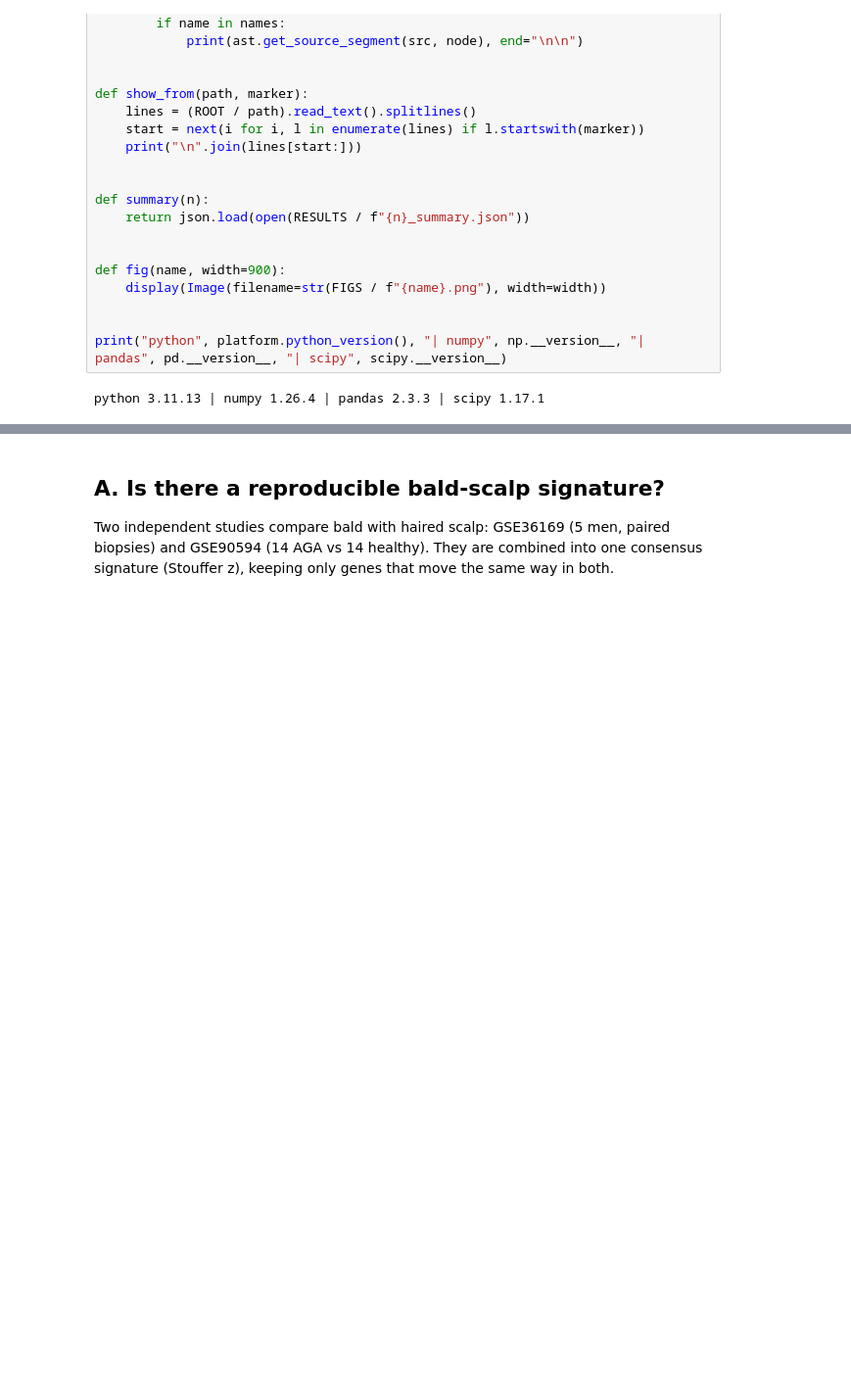
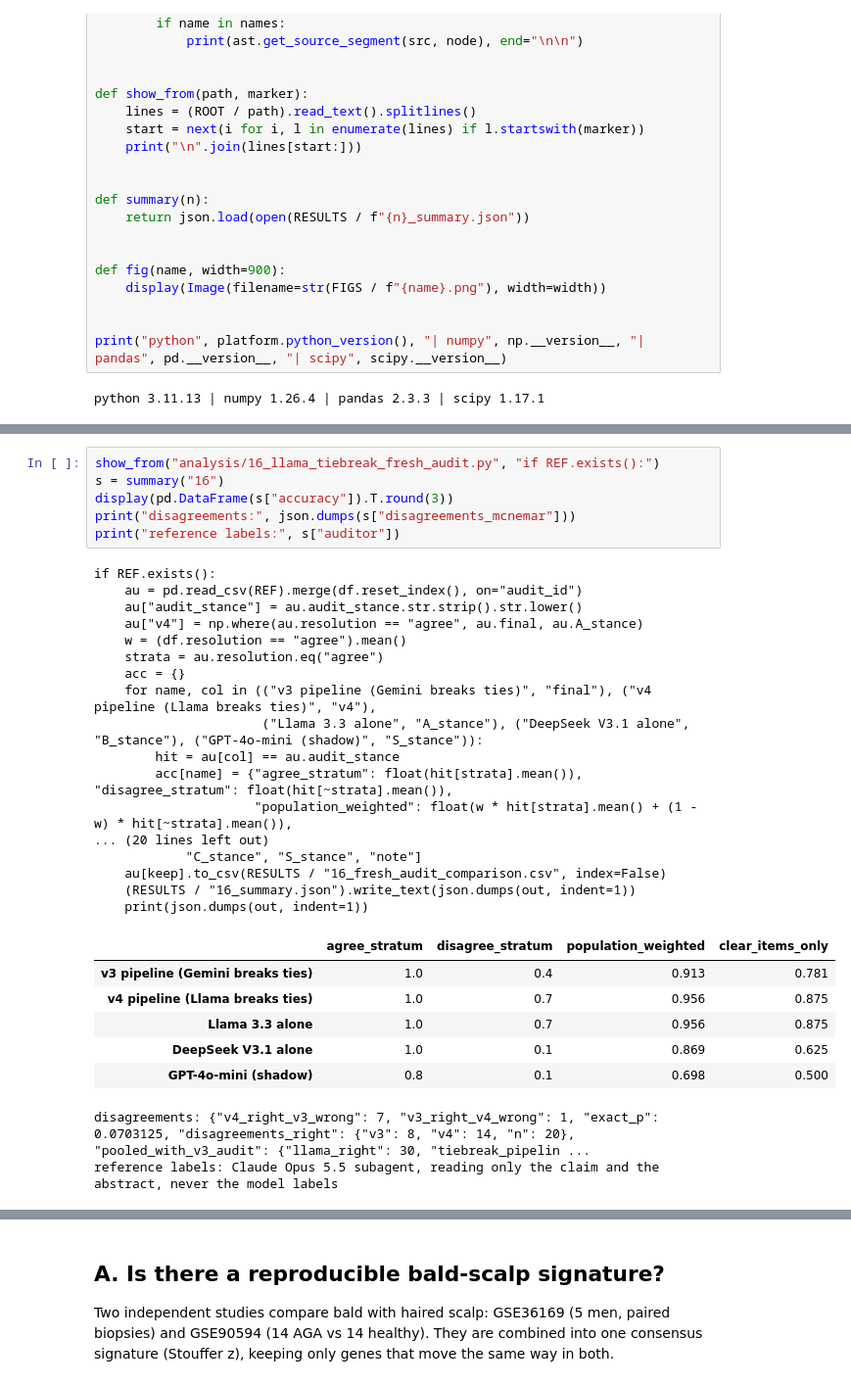
Before and after one commit to brianellis1997/pirfenidone-hair-loss, a Jupyter notebook: HRP_Code_Walkthrough.ipynb, the cells around one changed output, grey strips where cells are left out. Shown at 98% size. Cells and saved outputs as stored; diff of their text form; blank space fills up the shorter version.

```diff
--- a/HRP_Code_Walkthrough.ipynb
+++ b/HRP_Code_Walkthrough.ipynb
@@ -69,0 +147,32 @@ python 3.11.13 | numpy 1.26.4 | pandas 2.3.3 | scipy 1.17.1
+# %%
+show_from("analysis/16_llama_tiebreak_fresh_audit.py", "if REF.exists():")
+s = summary("16")
+display(pd.DataFrame(s["accuracy"]).T.round(3))
+print("disagreements:", json.dumps(s["disagreements_mcnemar"]))
+print("reference labels:", s["auditor"])
+# %% [output]
+if REF.exists():
+    au = pd.read_csv(REF).merge(df.reset_index(), on="audit_id")
+    au["audit_stance"] = au.audit_stance.str.strip().str.lower()
+    au["v4"] = np.where(au.resolution == "agree", au.final, au.A_stance)
+    w = (df.resolution == "agree").mean()
+    strata = au.resolution.eq("agree")
+    acc = {}
+    for name, col in (("v3 pipeline (Gemini breaks ties)", "final"), ("v4 pipeline (Llama breaks ties)", "v4"),
+                      ("Llama 3.3 alone", "A_stance"), ("DeepSeek V3.1 alone", "B_stance"), ("GPT-4o-mini (shadow)", "S_stance")):
+        hit = au[col] == au.audit_stance
+        acc[name] = {"agree_stratum": float(hit[strata].mean()), "disagree_stratum": float(hit[~strata].mean()),
+                     "population_weighted": float(w * hit[strata].mean() + (1 - w) * hit[~strata].mean()),
+... (20 lines left out)
+            "C_stance", "S_stance", "note"]
+    au[keep].to_csv(RESULTS / "16_fresh_audit_comparison.csv", index=False)
+    (RESULTS / "16_summary.json").write_text(json.dumps(out, indent=1))
+    print(json.dumps(out, indent=1))
+|  | agree_stratum | disagree_stratum | population_weighted | clear_items_only |
+| v3 pipeline (Gemini breaks ties) | 1.0 | 0.4 | 0.913 | 0.781 |
+| v4 pipeline (Llama breaks ties) | 1.0 | 0.7 | 0.956 | 0.875 |
+| Llama 3.3 alone | 1.0 | 0.7 | 0.956 | 0.875 |
+| DeepSeek V3.1 alone | 1.0 | 0.1 | 0.869 | 0.625 |
+| GPT-4o-mini (shadow) | 0.8 | 0.1 | 0.698 | 0.500 |
+disagreements: {"v4_right_v3_wrong": 7, "v3_right_v4_wrong": 1, "exact_p": 0.0703125, "disagreements_right": {"v3": 8, "v4": 14, "n": 20}, "pooled_with_v3_audit": {"llama_right": 30, "tiebreak_pipelin ...
+reference labels: Claude Opus 5.5 subagent, reading only the claim and the abstract, never the model labels
```
Also changed, not shown: parts of 11 cells of this notebook, 14 other files.
